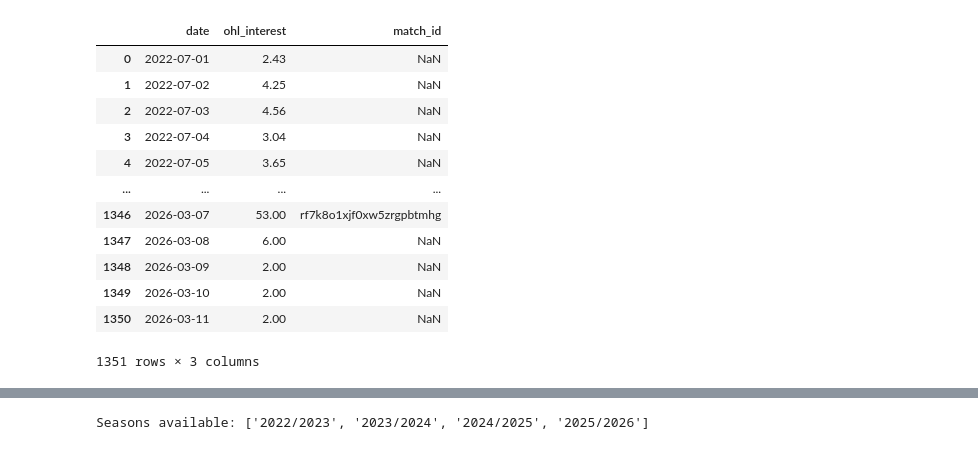
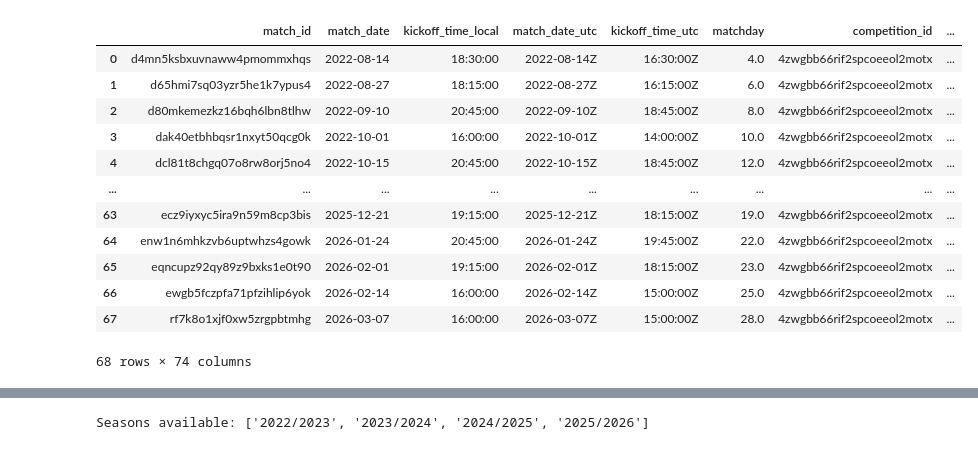
Before and after one commit to Oleksandr-Uvarov/OHL-team-16, a Jupyter notebook: current sota/model_2_clear.ipynb, the cells around one changed output, grey strips where cells are left out. Saved outputs shown, nothing was run; the diff lists cells and outputs as text; code cells hidden in the pictures.

Commit message:
testing the model with article count.

```diff
--- a/current sota/model_2_clear.ipynb
+++ b/current sota/model_2_clear.ipynb
@@ -9,7 +9,8 @@ from sklearn.metrics import mean_absolute_error
 match   = pd.read_csv("../data/gold_match_with_league_standings.csv")
 tickets = pd.read_csv("../data/gold_match_tickets.csv")
 context = pd.read_csv("../data/gold_match_context.csv")
-articles = pd.read_csv("../data/gold_google_trends_daily.csv")
+trends = pd.read_csv("../data/gold_google_trends_daily.csv")
+articles = pd.read_csv("../data/gold_belga_press_articles.csv", on_bad_lines="skip")
 
 
 # 2. Filter and Merge
@@ -43,30 +44,29 @@ df["last_result_numeric"] = df["last_result_vs_opponent"].apply(parse_result)
 nan_values_last_result_numeric = df[df[["last_result_numeric"]].isna().any(axis=1)]
 df = df.dropna(subset=["last_result_numeric"])
 # %%
-# article_count = (articles
-#                  .groupby("match_id")["match_id"]
-#                  .value_counts()
-#                  .to_frame()
-#                  .reset_index()
-#                  .rename(columns={"count": "article_count"}))
-#
-# article_count
+article_count = (articles
+                 .groupby("match_id")["match_id"]
+                 .value_counts()
+                 .to_frame()
+                 .reset_index()
+                 .rename(columns={"count": "article_count"}))
 
-articles
+df = pd.merge(df, article_count, on="match_id")
+df
 # %% [output]
-|  | date | ohl_interest | match_id |
-| 0 | 2022-07-01 | 2.43 | NaN |
-| 1 | 2022-07-02 | 4.25 | NaN |
-| 2 | 2022-07-03 | 4.56 | NaN |
-| 3 | 2022-07-04 | 3.04 | NaN |
-| 4 | 2022-07-05 | 3.65 | NaN |
-| ... | ... | ... | ... |
-| 1346 | 2026-03-07 | 53.00 | rf7k8o1xjf0xw5zrgpbtmhg |
-| 1347 | 2026-03-08 | 6.00 | NaN |
-| 1348 | 2026-03-09 | 2.00 | NaN |
-| 1349 | 2026-03-10 | 2.00 | NaN |
-| 1350 | 2026-03-11 | 2.00 | NaN |
+|  | match_id | match_date | kickoff_time_local | match_date_utc | kickoff_time_utc | matchday | competition_id | ... |
+| 0 | d4mn5ksbxuvnaww4pmommxhqs | 2022-08-14 | 18:30:00 | 2022-08-14Z | 16:30:00Z | 4.0 | 4zwgbb66rif2spcoeeol2motx | ... |
+| 1 | d65hmi7sq03yzr5he1k7ypus4 | 2022-08-27 | 18:15:00 | 2022-08-27Z | 16:15:00Z | 6.0 | 4zwgbb66rif2spcoeeol2motx | ... |
+| 2 | d80mkemezkz16bqh6lbn8tlhw | 2022-09-10 | 20:45:00 | 2022-09-10Z | 18:45:00Z | 8.0 | 4zwgbb66rif2spcoeeol2motx | ... |
+| 3 | dak40etbhbqsr1nxyt50qcg0k | 2022-10-01 | 16:00:00 | 2022-10-01Z | 14:00:00Z | 10.0 | 4zwgbb66rif2spcoeeol2motx | ... |
+| 4 | dcl81t8chgq07o8rw8orj5no4 | 2022-10-15 | 20:45:00 | 2022-10-15Z | 18:45:00Z | 12.0 | 4zwgbb66rif2spcoeeol2motx | ... |
+| ... | ... | ... | ... | ... | ... | ... | ... | ... |
+| 63 | ecz9iyxyc5ira9n59m8cp3bis | 2025-12-21 | 19:15:00 | 2025-12-21Z | 18:15:00Z | 19.0 | 4zwgbb66rif2spcoeeol2motx | ... |
+| 64 | enw1n6mhkzvb6uptwhzs4gowk | 2026-01-24 | 20:45:00 | 2026-01-24Z | 19:45:00Z | 22.0 | 4zwgbb66rif2spcoeeol2motx | ... |
+| 65 | eqncupz92qy89z9bxks1e0t90 | 2026-02-01 | 19:15:00 | 2026-02-01Z | 18:15:00Z | 23.0 | 4zwgbb66rif2spcoeeol2motx | ... |
+| 66 | ewgb5fczpfa71pfzihlip6yok | 2026-02-14 | 16:00:00 | 2026-02-14Z | 15:00:00Z | 25.0 | 4zwgbb66rif2spcoeeol2motx | ... |
+| 67 | rf7k8o1xjf0xw5zrgpbtmhg | 2026-03-07 | 16:00:00 | 2026-03-07Z | 15:00:00Z | 28.0 | 4zwgbb66rif2spcoeeol2motx | ... |
-1351 rows × 3 columns
+68 rows × 74 columns
 # %%
 # -------------------------------------------------------------------
 # CRITICAL FIX 1: SORT CHRONOLOGICALLY AND RESET INDEX
```
Also changed, not shown: parts of 3 cells of this notebook.
